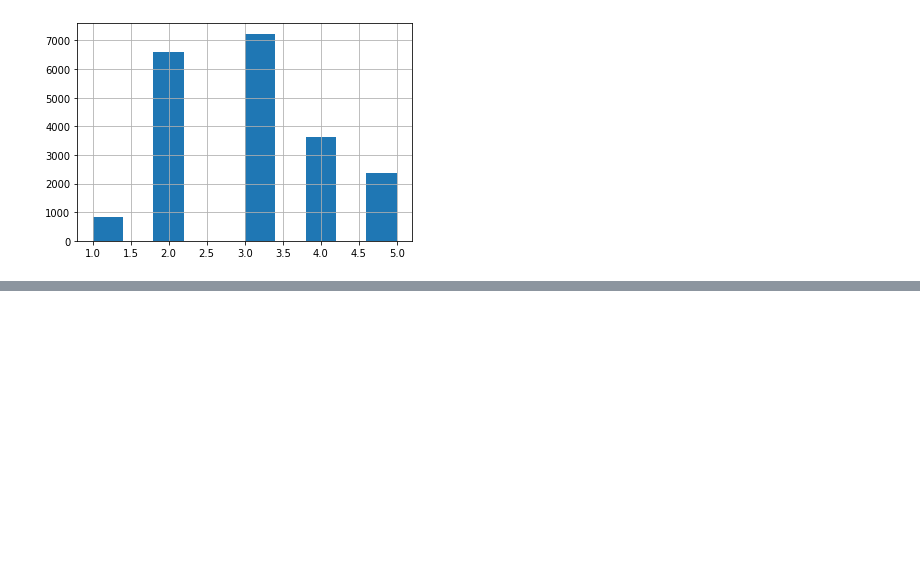
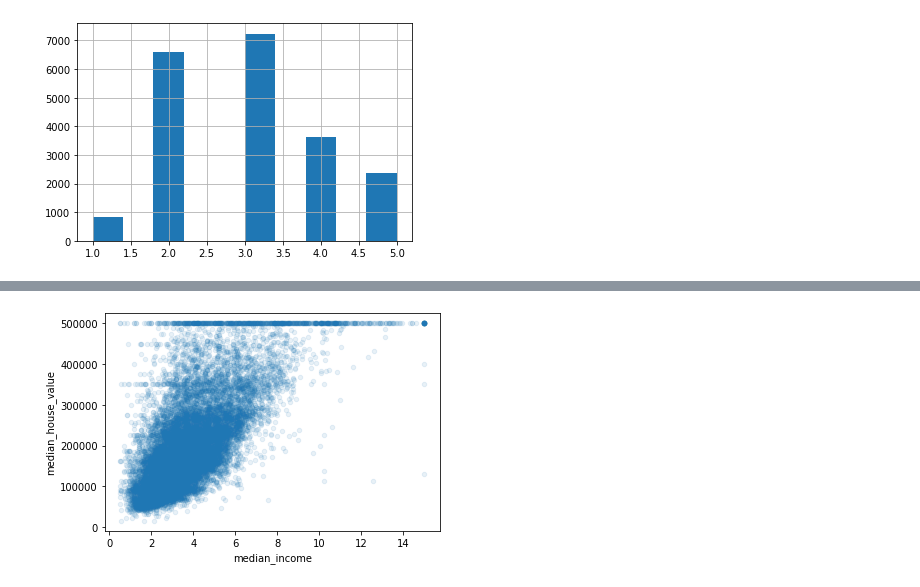
Before and after one commit to patrickmcm25/Hands-on-Machine-Learning, a Jupyter notebook: 02_Machine_Learning_Project_End_to_End.ipynb, the cells around one changed output, grey strips where cells are left out. Saved outputs shown, nothing was run; the diff lists cells and outputs as text; code cells hidden in the pictures; blank space fills up the shorter version.

```diff
--- a/02_Machine_Learning_Project_End_to_End.ipynb
+++ b/02_Machine_Learning_Project_End_to_End.ipynb
@@ -99,0 +166,5 @@ housing['income_cat'].hist();
+# %%
+# Look at median incomes affect on median house value (upward trend)
+housing.plot(kind='scatter', x='median_income', y='median_house_value', alpha=0.1);
+# %% [output]
+[figure, added]
```
Also changed, not shown: parts of 18 cells of this notebook.
